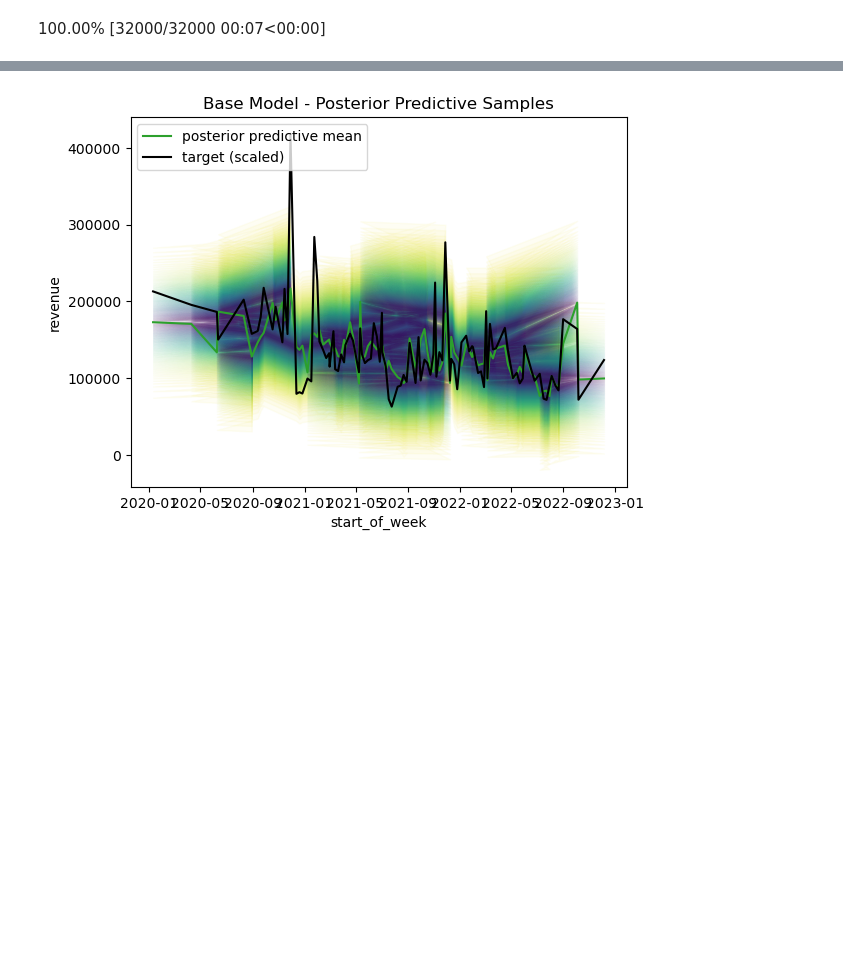
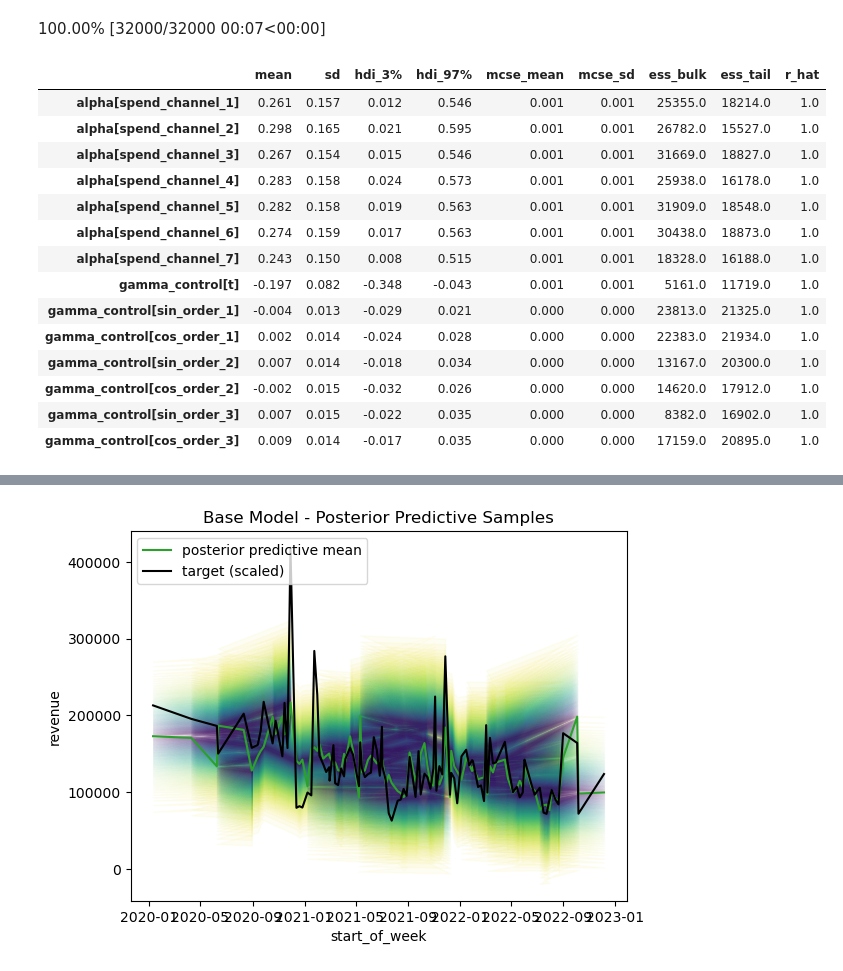
Before and after one commit to alpertaskiran/bayesian_mmm, a Jupyter notebook: bayes mmm.ipynb, the cells around one changed output, grey strips where cells are left out. Drawn from its saved outputs; the diff is of its cells as text; code cells hidden in the pictures; blank space fills up the shorter version.

```diff
--- a/bayes mmm.ipynb
+++ b/bayes mmm.ipynb
@@ -179,7 +179,23 @@ Sampling: [likelihood]
 # %%
 az.summary(
     data=model_trace,
-    var_names=['alpha','delay','sigma'])
+    var_names=['alpha','gamma_control'])
+# %% [output]
+|  | mean | sd | hdi_3% | hdi_97% | mcse_mean | mcse_sd | ess_bulk | ess_tail | r_hat |
+| alpha[spend_channel_1] | 0.261 | 0.157 | 0.012 | 0.546 | 0.001 | 0.001 | 25355.0 | 18214.0 | 1.0 |
+| alpha[spend_channel_2] | 0.298 | 0.165 | 0.021 | 0.595 | 0.001 | 0.001 | 26782.0 | 15527.0 | 1.0 |
+| alpha[spend_channel_3] | 0.267 | 0.154 | 0.015 | 0.546 | 0.001 | 0.001 | 31669.0 | 18827.0 | 1.0 |
+| alpha[spend_channel_4] | 0.283 | 0.158 | 0.024 | 0.573 | 0.001 | 0.001 | 25938.0 | 16178.0 | 1.0 |
+| alpha[spend_channel_5] | 0.282 | 0.158 | 0.019 | 0.563 | 0.001 | 0.001 | 31909.0 | 18548.0 | 1.0 |
+| alpha[spend_channel_6] | 0.274 | 0.159 | 0.017 | 0.563 | 0.001 | 0.001 | 30438.0 | 18873.0 | 1.0 |
+| alpha[spend_channel_7] | 0.243 | 0.150 | 0.008 | 0.515 | 0.001 | 0.001 | 18328.0 | 16188.0 | 1.0 |
+| gamma_control[t] | -0.197 | 0.082 | -0.348 | -0.043 | 0.001 | 0.001 | 5161.0 | 11719.0 | 1.0 |
+| gamma_control[sin_order_1] | -0.004 | 0.013 | -0.029 | 0.021 | 0.000 | 0.000 | 23813.0 | 21325.0 | 1.0 |
+| gamma_control[cos_order_1] | 0.002 | 0.014 | -0.024 | 0.028 | 0.000 | 0.000 | 22383.0 | 21934.0 | 1.0 |
+| gamma_control[sin_order_2] | 0.007 | 0.014 | -0.018 | 0.034 | 0.000 | 0.000 | 13167.0 | 20300.0 | 1.0 |
+| gamma_control[cos_order_2] | -0.002 | 0.015 | -0.032 | 0.026 | 0.000 | 0.000 | 14620.0 | 17912.0 | 1.0 |
+| gamma_control[sin_order_3] | 0.007 | 0.015 | -0.022 | 0.035 | 0.000 | 0.000 | 8382.0 | 16902.0 | 1.0 |
+| gamma_control[cos_order_3] | 0.009 | 0.014 | -0.017 | 0.035 | 0.000 | 0.000 | 17159.0 | 20895.0 | 1.0 |
 # %%
 axes = az.plot_trace(
     data=model_trace,
```
Also changed, not shown: parts of 1 cell of this notebook, 1 other file.
